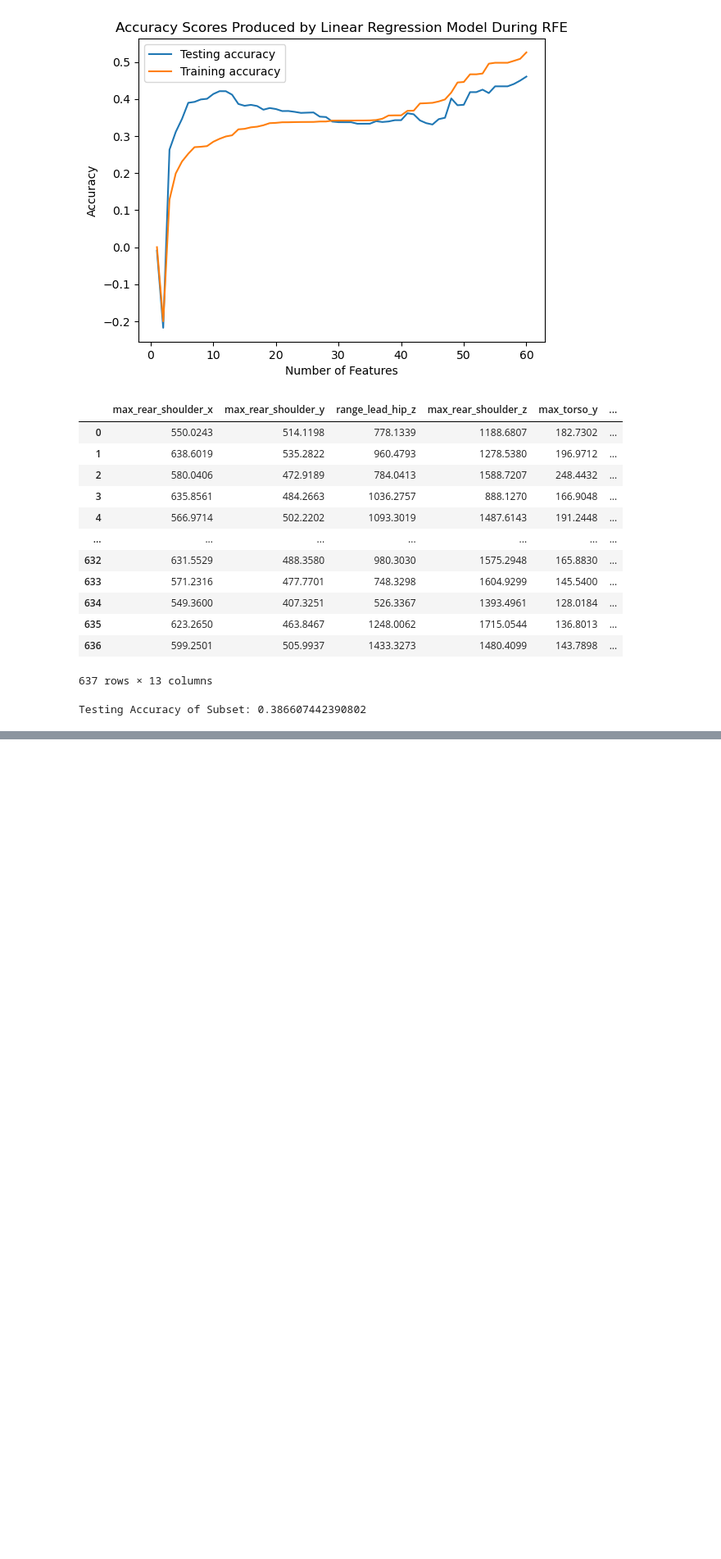
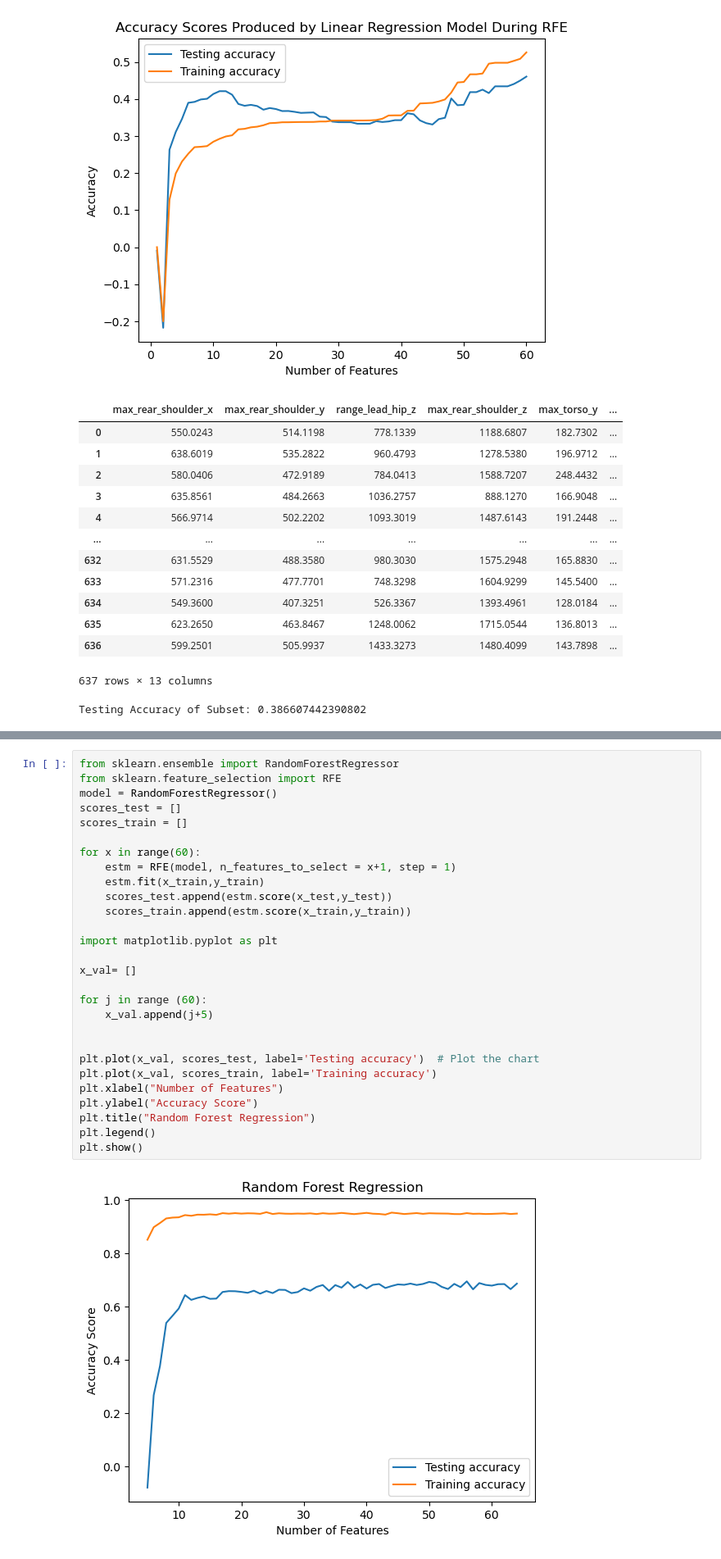
Before and after one commit to CeceZiegler1/ML_Final_Proj, a Jupyter notebook: index.ipynb, the cells around one changed output, grey strips where cells are left out. Shown at 82% size. Drawn from its saved outputs; the diff is of its cells as text; blank space fills up the shorter version.

```diff
--- a/index.ipynb
+++ b/index.ipynb
@@ -149,0 +151,30 @@ Testing Accuracy of Subset: 0.386607442390802
+# %%
+from sklearn.ensemble import RandomForestRegressor
+from sklearn.feature_selection import RFE
+model = RandomForestRegressor()
+scores_test = []
+scores_train = []
+
+for x in range(60):
+    estm = RFE(model, n_features_to_select = x+1, step = 1)
+    estm.fit(x_train,y_train)
+    scores_test.append(estm.score(x_test,y_test))
+    scores_train.append(estm.score(x_train,y_train))
+
+import matplotlib.pyplot as plt
+
+x_val= []
+
+for j in range (60):
+    x_val.append(j+5)
+
+
+plt.plot(x_val, scores_test, label='Testing accuracy')  # Plot the chart
+plt.plot(x_val, scores_train, label='Training accuracy')
+plt.xlabel("Number of Features")
+plt.ylabel("Accuracy Score")
+plt.title("Random Forest Regression")
+plt.legend()
+plt.show()
+# %% [output]
+[figure, added]
```
Also changed, not shown: parts of 3 cells of this notebook.
